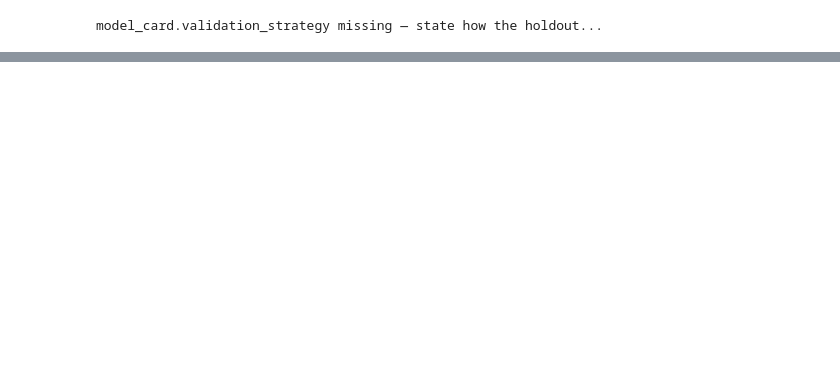
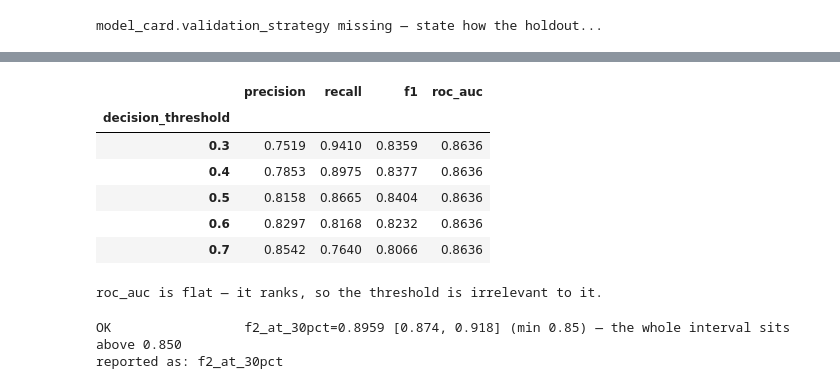
Before and after one commit to kinola-IQ/bpd_gate_QA, a Jupyter notebook: notebooks/gate_test.ipynb, the cells around one changed output, grey strips where cells are left out. Cells and saved outputs as stored; diff of their text form; code cells hidden in the pictures; blank space fills up the shorter version.

Commit message:
update: test_dataset_pipeline, loan_class_family_fairness_check

```diff
--- a/notebooks/gate_test.ipynb
+++ b/notebooks/gate_test.ipynb
@@ -356,0 +355,35 @@ TypeError: object of type 'StructuredGateContext' has no len()
+# %%
+sweep = []
+for threshold in (0.3, 0.4, 0.5, 0.6, 0.7):
+    row = {"decision_threshold": threshold}
+    for name in ("precision", "recall", "f1", "roc_auc"):
+        cfg = PerformanceConfig(metric=name, min_score=0.0, decision_threshold=threshold)
+        row[name] = PerformanceThresholdCheck(cfg).run(context)[0].metadata["value"]
+    sweep.append(row)
+display(pd.DataFrame(sweep).set_index("decision_threshold").round(4))
+print("roc_auc is flat — it ranks, so the threshold is irrelevant to it.")
+# %% [output]
+|  | precision | recall | f1 | roc_auc |
+| decision_threshold |  |  |  |  |
+| 0.3 | 0.7519 | 0.9410 | 0.8359 | 0.8636 |
+| 0.4 | 0.7853 | 0.8975 | 0.8377 | 0.8636 |
+| 0.5 | 0.8158 | 0.8665 | 0.8404 | 0.8636 |
+| 0.6 | 0.8297 | 0.8168 | 0.8232 | 0.8636 |
+| 0.7 | 0.8542 | 0.7640 | 0.8066 | 0.8636 |
+roc_auc is flat — it ranks, so the threshold is irrelevant to it.
+# %%
+from sklearn.metrics import fbeta_score
+
+
+def f2_at_30pct(y_true, y_pred):
+    return fbeta_score(y_true, (np.asarray(y_pred) >= 0.30).astype(int), beta=2)
+
+
+result = PerformanceThresholdCheck(
+    PerformanceConfig(metric=f2_at_30pct, min_score=0.85)
+).run(context)[0]
+print(f"{result.flag:18} {result.detail}")
+print("reported as:", result.metadata["metric"])   # from the function __name__
+# %% [output]
+OK                 f2_at_30pct=0.8959 [0.874, 0.918] (min 0.85) — the whole interval sits above 0.850
+reported as: f2_at_30pct
```
Also changed, not shown: parts of 16 cells of this notebook, 6 other files.
